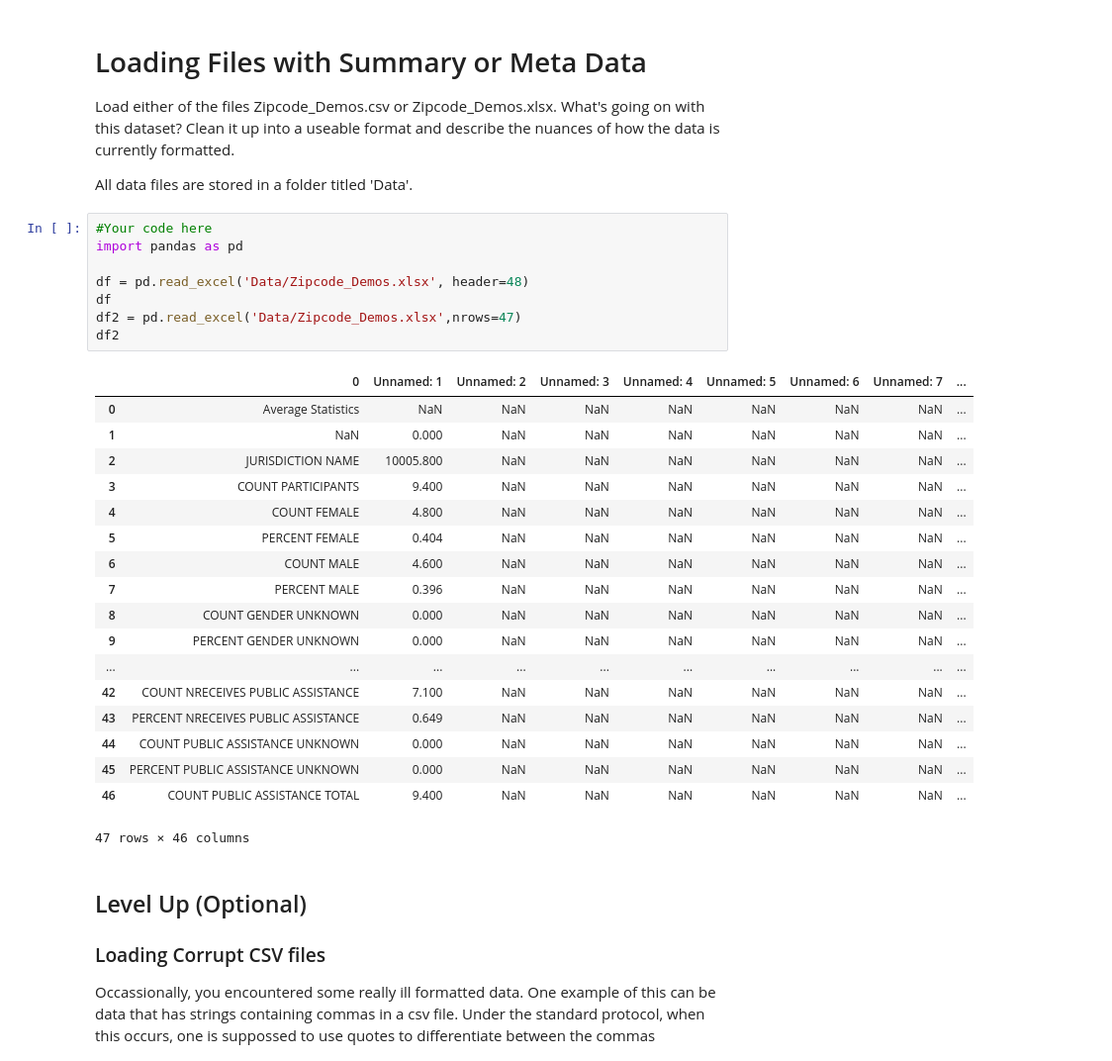
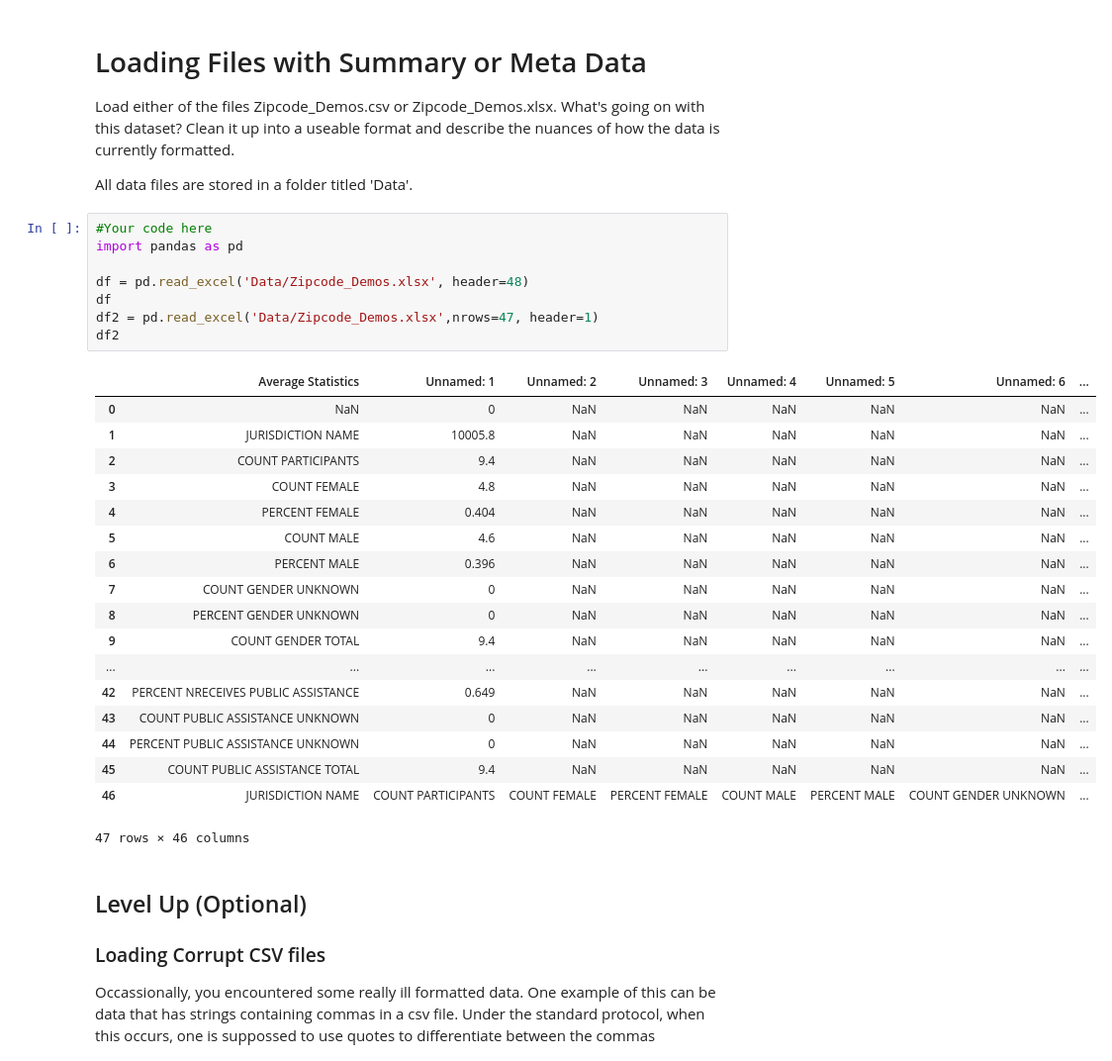
Before and after one commit to worldyne/dsc-1-03-05-importing-data-using-pandas-lab-seattle-ds-career-040119, a Jupyter notebook: index.ipynb, the cells around one changed output. Shown: that part at 99% size. Saved outputs shown, nothing was run; the diff lists cells and outputs as text.

```diff
--- a/index.ipynb
+++ b/index.ipynb
@@ -20,29 +20,29 @@ All data files are stored in a folder titled 'Data'.
 # %%
 #Your code here
 import pandas as pd
 
 df = pd.read_excel('Data/Zipcode_Demos.xlsx', header=48)
 df
-df2 = pd.read_excel('Data/Zipcode_Demos.xlsx',nrows=47)
+df2 = pd.read_excel('Data/Zipcode_Demos.xlsx',nrows=47, header=1)
 df2
 # %% [output]
-|  | 0 | Unnamed: 1 | Unnamed: 2 | Unnamed: 3 | Unnamed: 4 | Unnamed: 5 | Unnamed: 6 | Unnamed: 7 | ... |
-| 0 | Average Statistics | NaN | NaN | NaN | NaN | NaN | NaN | NaN | ... |
-| 1 | NaN | 0.000 | NaN | NaN | NaN | NaN | NaN | NaN | ... |
-| 2 | JURISDICTION NAME | 10005.800 | NaN | NaN | NaN | NaN | NaN | NaN | ... |
-| 3 | COUNT PARTICIPANTS | 9.400 | NaN | NaN | NaN | NaN | NaN | NaN | ... |
-| 4 | COUNT FEMALE | 4.800 | NaN | NaN | NaN | NaN | NaN | NaN | ... |
-| 5 | PERCENT FEMALE | 0.404 | NaN | NaN | NaN | NaN | NaN | NaN | ... |
-| 6 | COUNT MALE | 4.600 | NaN | NaN | NaN | NaN | NaN | NaN | ... |
-| 7 | PERCENT MALE | 0.396 | NaN | NaN | NaN | NaN | NaN | NaN | ... |
-| 8 | COUNT GENDER UNKNOWN | 0.000 | NaN | NaN | NaN | NaN | NaN | NaN | ... |
-| 9 | PERCENT GENDER UNKNOWN | 0.000 | NaN | NaN | NaN | NaN | NaN | NaN | ... |
-| ... | ... | ... | ... | ... | ... | ... | ... | ... | ... |
-| 42 | COUNT NRECEIVES PUBLIC ASSISTANCE | 7.100 | NaN | NaN | NaN | NaN | NaN | NaN | ... |
-| 43 | PERCENT NRECEIVES PUBLIC ASSISTANCE | 0.649 | NaN | NaN | NaN | NaN | NaN | NaN | ... |
-| 44 | COUNT PUBLIC ASSISTANCE UNKNOWN | 0.000 | NaN | NaN | NaN | NaN | NaN | NaN | ... |
-| 45 | PERCENT PUBLIC ASSISTANCE UNKNOWN | 0.000 | NaN | NaN | NaN | NaN | NaN | NaN | ... |
-| 46 | COUNT PUBLIC ASSISTANCE TOTAL | 9.400 | NaN | NaN | NaN | NaN | NaN | NaN | ... |
+|  | Average Statistics | Unnamed: 1 | Unnamed: 2 | Unnamed: 3 | Unnamed: 4 | Unnamed: 5 | Unnamed: 6 | ... |
+| 0 | NaN | 0 | NaN | NaN | NaN | NaN | NaN | ... |
+| 1 | JURISDICTION NAME | 10005.8 | NaN | NaN | NaN | NaN | NaN | ... |
+| 2 | COUNT PARTICIPANTS | 9.4 | NaN | NaN | NaN | NaN | NaN | ... |
+| 3 | COUNT FEMALE | 4.8 | NaN | NaN | NaN | NaN | NaN | ... |
+| 4 | PERCENT FEMALE | 0.404 | NaN | NaN | NaN | NaN | NaN | ... |
+| 5 | COUNT MALE | 4.6 | NaN | NaN | NaN | NaN | NaN | ... |
+| 6 | PERCENT MALE | 0.396 | NaN | NaN | NaN | NaN | NaN | ... |
+| 7 | COUNT GENDER UNKNOWN | 0 | NaN | NaN | NaN | NaN | NaN | ... |
+| 8 | PERCENT GENDER UNKNOWN | 0 | NaN | NaN | NaN | NaN | NaN | ... |
+| 9 | COUNT GENDER TOTAL | 9.4 | NaN | NaN | NaN | NaN | NaN | ... |
+| ... | ... | ... | ... | ... | ... | ... | ... | ... |
+| 42 | PERCENT NRECEIVES PUBLIC ASSISTANCE | 0.649 | NaN | NaN | NaN | NaN | NaN | ... |
+| 43 | COUNT PUBLIC ASSISTANCE UNKNOWN | 0 | NaN | NaN | NaN | NaN | NaN | ... |
+| 44 | PERCENT PUBLIC ASSISTANCE UNKNOWN | 0 | NaN | NaN | NaN | NaN | NaN | ... |
+| 45 | COUNT PUBLIC ASSISTANCE TOTAL | 9.4 | NaN | NaN | NaN | NaN | NaN | ... |
+| 46 | JURISDICTION NAME | COUNT PARTICIPANTS | COUNT FEMALE | PERCENT FEMALE | COUNT MALE | PERCENT MALE | COUNT GENDER UNKNOWN | ... |
 47 rows × 46 columns
 # %% [markdown]
 ## Level Up (Optional)
```
